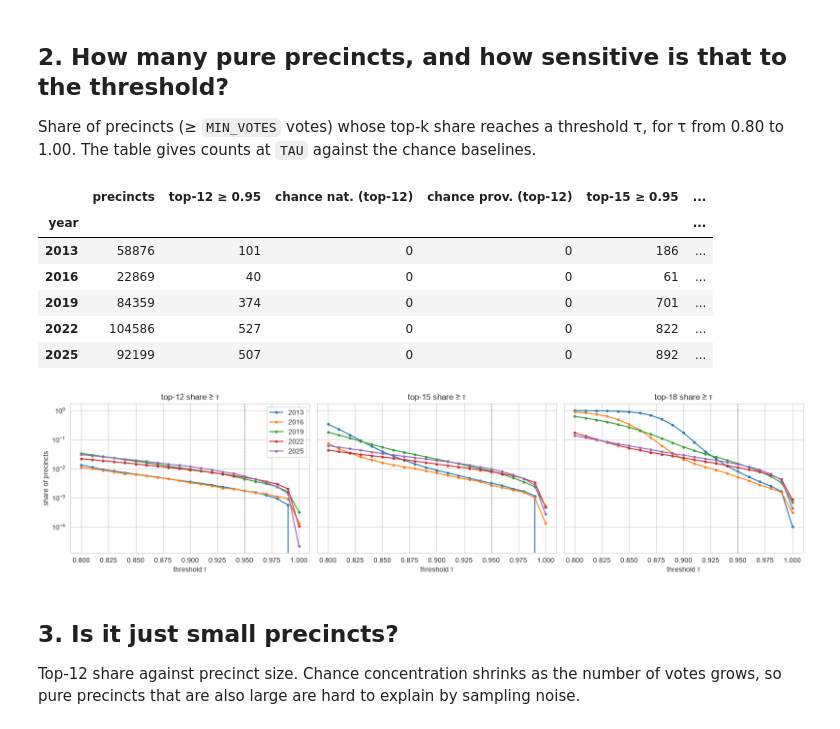
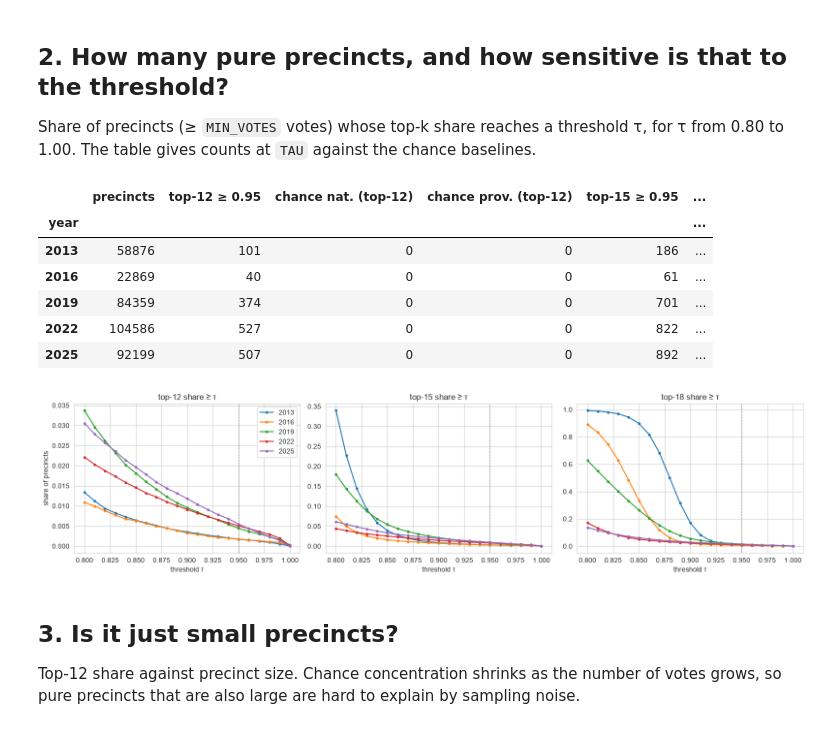
Before and after one commit to harjonillo/voting-unmixing-ph, a Jupyter notebook: notebooks/11_pure_precincts.ipynb, the cells around one changed output. Saved outputs shown, nothing was run; the diff lists cells and outputs as text; code cells hidden in the pictures.

```diff
--- a/notebooks/11_pure_precincts.ipynb
+++ b/notebooks/11_pure_precincts.ipynb
@@ -189,36 +189,36 @@ Share of precincts (≥ `MIN_VOTES` votes) whose top-k share reaches a threshold
 for τ from 0.80 to 1.00. The table gives counts at `TAU` against the chance baselines.
 # %%
 taus = np.round(np.arange(0.80, 1.0001, 0.01), 2)
-fig, axes = plt.subplots(1, len(KS), figsize=(16, 4), sharey=True)
+fig, axes = plt.subplots(1, len(KS), figsize=(16, 4), sharey=False)
 for ax, k in zip(axes, KS):
     for y in YEARS:
         s = DATA[y].loc[DATA[y]["T"] >= MIN_VOTES, f"s{k}"].to_numpy()
         ax.plot(taus, [(s >= t).mean() for t in taus], marker=".", label=y)
     ax.axvline(TAU, color="grey", ls="--", lw=0.8)
-    ax.set(yscale="log", xlabel="threshold τ", title=f"top-{k} share ≥ τ")
+    ax.set(xlabel="threshold τ", title=f"top-{k} share ≥ τ")
 axes[0].set_ylabel("share of precincts")
 axes[0].legend()
 plt.tight_layout()
 
 rows = []
 for y in YEARS:
     p = DATA[y][DATA[y]["T"] >= MIN_VOTES]
     row = {"year": y, "precincts": len(p)}
     for k in KS:
         row[f"top-{k} ≥ {TAU}"] = int((p[f"s{k}"] >= TAU).sum())
         row[f"chance nat. (top-{k})"] = int((p[f"null_nat_s{k}"] >= TAU).sum())
         row[f"chance prov. (top-{k})"] = int((p[f"null_prov_s{k}"] >= TAU).sum())
     rows.append(row)
 pd.DataFrame(rows).set_index("year")
 # %% [output]
 |  | precincts | top-12 ≥ 0.95 | chance nat. (top-12) | chance prov. (top-12) | top-15 ≥ 0.95 | ... |
 | year |  |  |  |  |  | ... |
 | 2013 | 58876 | 101 | 0 | 0 | 186 | ... |
 | 2016 | 22869 | 40 | 0 | 0 | 61 | ... |
 | 2019 | 84359 | 374 | 0 | 0 | 701 | ... |
 | 2022 | 104586 | 527 | 0 | 0 | 822 | ... |
 | 2025 | 92199 | 507 | 0 | 0 | 892 | ... |
-[figure, old version]
+[figure, new version]
 # %% [markdown]
 ## 3. Is it just small precincts?
 
```
Also changed, not shown: parts of 2 cells of this notebook, 6 other files.
